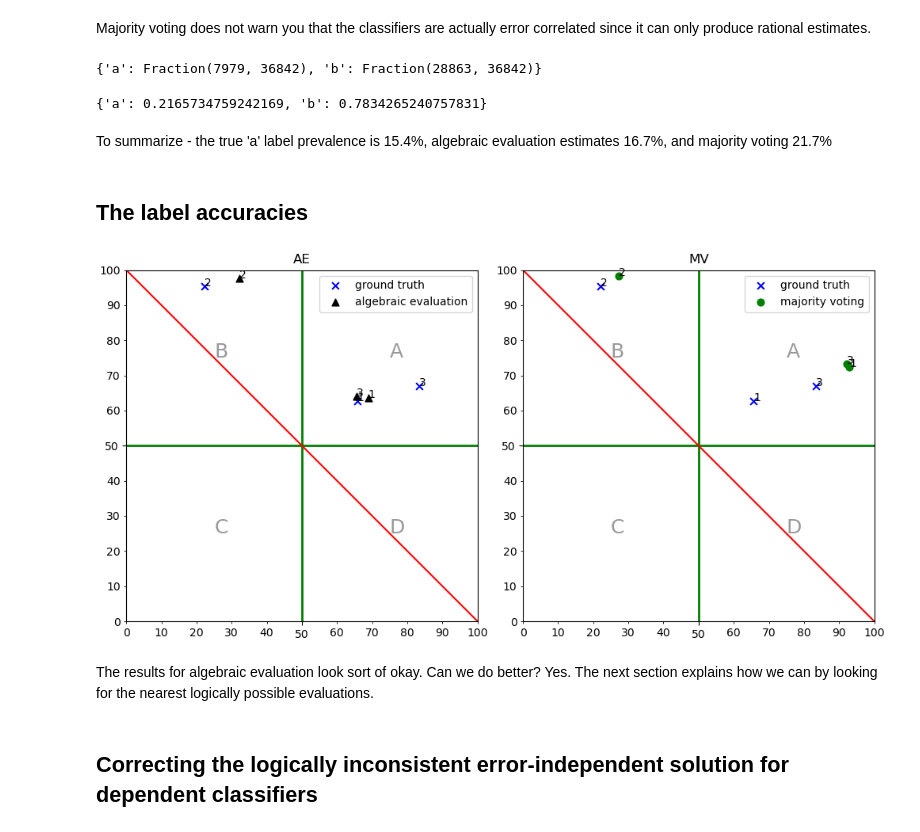
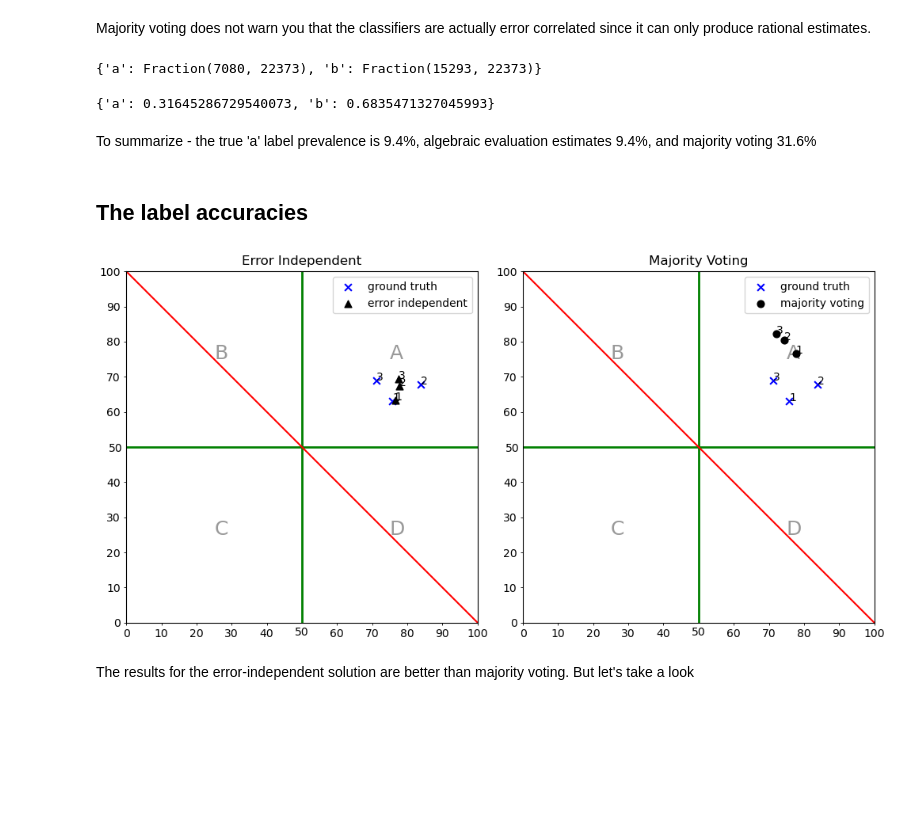
Before and after one commit to andrescorrada/IntroductionToAlgebraicEvaluation, a Jupyter notebook: python/docs/source/notebooks/Tutorial.ipynb, the cells around one changed output. Cells and saved outputs as stored; diff of their text form; code cells hidden in the pictures; blank space fills up the shorter version.

```diff
--- a/python/docs/source/notebooks/Tutorial.ipynb
+++ b/python/docs/source/notebooks/Tutorial.ipynb
@@ -26,3 +29,5 @@ labeled_counts = ntqr.uciadult_label_counts
 # %%
+# We know run 93 was particularly good
+labeled_counts = data_sketches[93]
 pprint(labeled_counts)
 # %% [output]
@@ -116,37 +121,35 @@ Majority voting does not warn you that the classifiers are actually error correl
 # %%
 mv_eval_exact[0]["prevalence"]
 # %% [output]
-{'a': Fraction(7979, 36842), 'b': Fraction(28863, 36842)}
+{'a': Fraction(7080, 22373), 'b': Fraction(15293, 22373)}
 # %%
 mv_eval_float[0]["prevalence"]
 # %% [output]
-{'a': 0.2165734759242169, 'b': 0.7834265240757831}
+{'a': 0.31645286729540073, 'b': 0.6835471327045993}
 # %% [markdown]
-To summarize - the true 'a' label prevalence is 15.4%, algebraic evaluation estimates 16.7%, and majority voting 21.7%
+To summarize - the true 'a' label prevalence is 9.4%, algebraic evaluation estimates 9.4%, and majority voting 31.6%
 # %% [markdown]
 ## The label accuracies
 # %%
 %matplotlib widget
-from ntqr.r2.plots import compare_evaluations
+from ntqr.r2.plots import compare_evaluations, plot_evaluations
 mv_exact = majority_voting_eval.evaluation_exact
 size=40
 compare_evaluations([
     ["ground truth",
      [d['a']*100 for d in seval_exact["accuracy"]],
      [d['b']*100 for d in seval_exact["accuracy"]],
       "x","b",size],
-    ["algebraic evaluation",
+    ["error independent",
      [d['a']*100 for d in ae_eval[0]["accuracy"]],
      [d['b']*100 for d in ae_eval[0]["accuracy"]],
       "^", "k",size],
     ["majority voting",
-     [d['a']*100 for d in mv_exact[0]["accuracy"]],
-    [d['b']*100 for d in mv_exact[0]["accuracy"]],
-    "o", "g",size]],0,
-    titles=["GT","AE","MV"],figsize=(10,5),legend_loc="best")
+     [d['a']*100 for d in mv_eval_exact[0]["accuracy"]],
+     [d['b']*100 for d in mv_eval_exact[0]["accuracy"]],
+      "o", "k",size],],0,
+    titles=["Ground Truth","Error Independent", "Majority Voting"],figsize=(10,5),legend_loc="best",withArrows=False)
 # %% [output]
-[figure, old version]
+[figure, new version]
 # %% [markdown]
-The results for algebraic evaluation look sort of okay. Can we do better? Yes. The next section explains how we can by looking for the nearest logically possible evaluations.
+The results for the error-independent solution are better than majority voting. But let's take a look
-# %% [markdown]
-## Correcting the logically inconsistent error-independent solution for dependent classifiers
```
Also changed, not shown: parts of 19 cells of this notebook.
